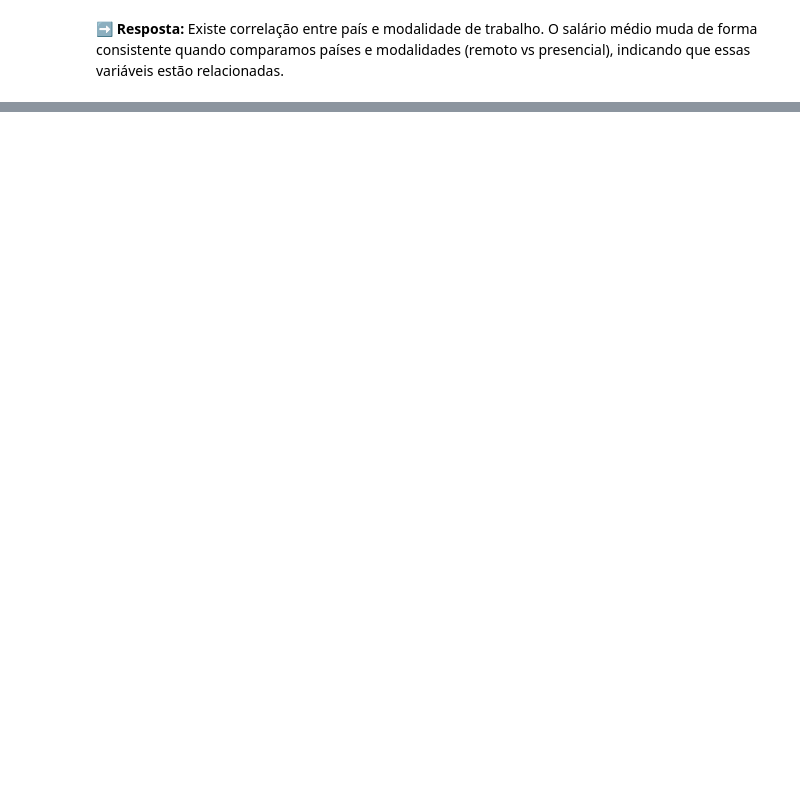
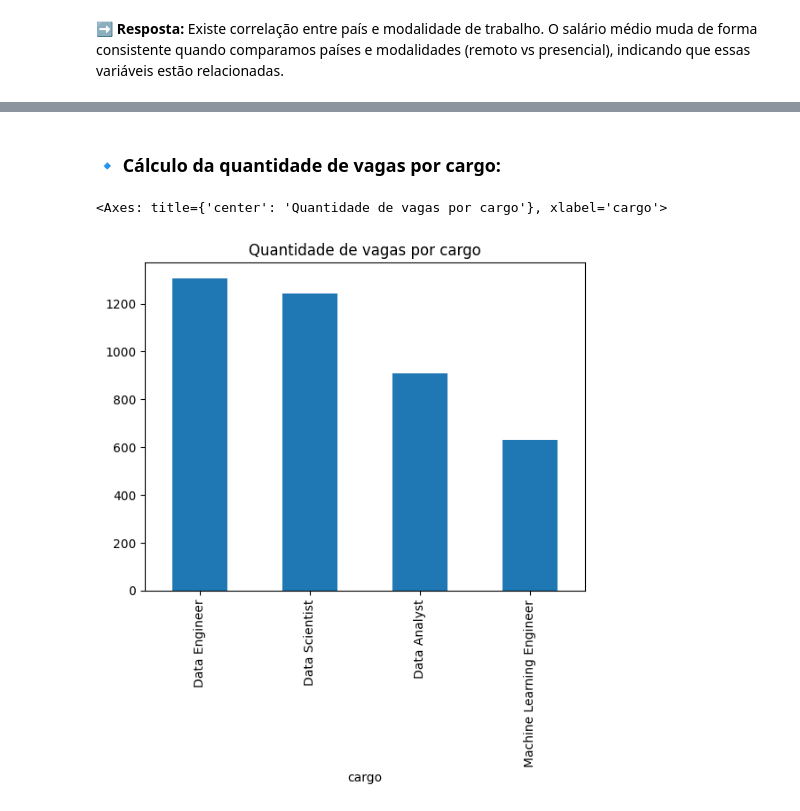
Before and after one commit to victorrp1502/grupo1_caixaverso, a Jupyter notebook: projeto_final_grupo_1.ipynb, the cells around one changed output, grey strips where cells are left out. Saved outputs shown, nothing was run; the diff lists cells and outputs as text; code cells hidden in the pictures; blank space fills up the shorter version.

```diff
--- a/projeto_final_grupo_1.ipynb
+++ b/projeto_final_grupo_1.ipynb
@@ -295,0 +325,11 @@ salarios_pais_modalidade.loc[top_paises].plot(
+# %% [markdown]
+### 🔹 Cálculo da quantidade de vagas por cargo:
+# %%
+# ================================
+# 1. Definir a função e o gráfico
+# ================================
+
+df_cargos["cargo"].value_counts().plot(kind="bar", title="Quantidade de vagas por cargo")
+# %% [output]
+<Axes: title={'center': 'Quantidade de vagas por cargo'}, xlabel='cargo'>
+[figure, added]
```
Also changed, not shown: parts of 33 cells of this notebook.
